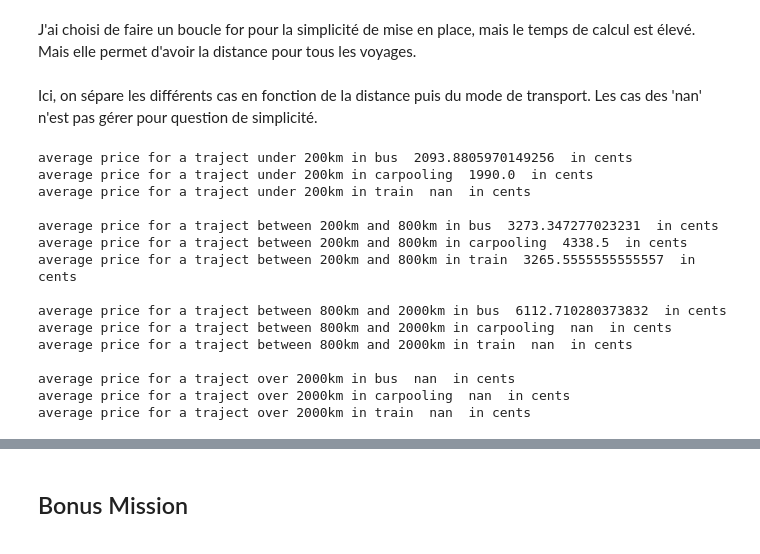
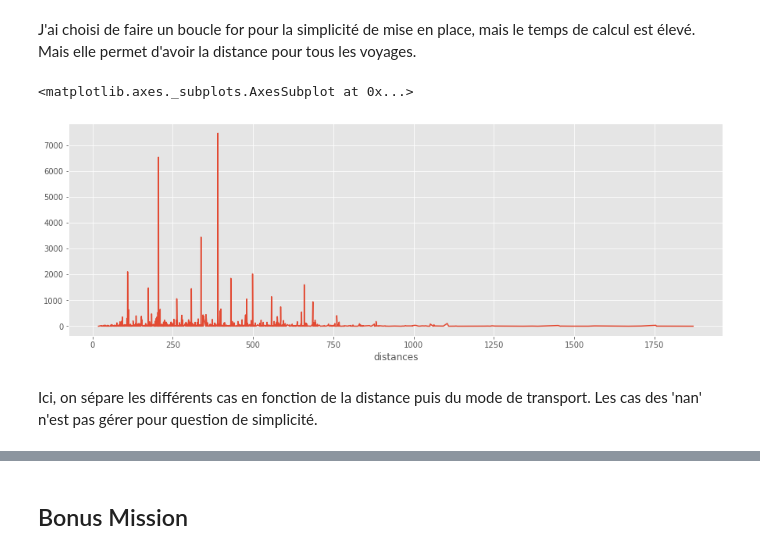
Before and after one commit to HugoGrellier/Tictactrip, a Jupyter notebook: Tictactrip.ipynb, the cells around one changed output, grey strips where cells are left out. Cells and saved outputs as stored; diff of their text form; code cells hidden in the pictures.

```diff
--- a/Tictactrip.ipynb
+++ b/Tictactrip.ipynb
@@ -121,19 +124,24 @@ J'ai choisi de faire un boucle for pour la simplicité de mise en place, mais le
 # %%
 df_ticket_withDistance = df_ticket.copy()
 distances = []
 for index, row in df_ticket.iterrows():
   departure_city = row['o_city']
   arrival_city = row['d_city']
   departure_city_row = df_cities.loc[df_cities['id'] == departure_city]
   arrival_city_row = df_cities.loc[df_cities['id'] == arrival_city]
   lat1 = arrival_city_row['latitude'].values
   lat2 = departure_city_row['latitude'].values
   lon1 = arrival_city_row['longitude'].values
   lon2 = departure_city_row['longitude'].values
   dist = distance(lat1, lon1, lat2, lon2)
   distances.append(dist)
 # fill the dataframe with the distance between cities
 df_ticket_withDistance['distances'] = distances
+#number of ticket by the travel distance
+df_ticket_withDistance.groupby('distances')['distances'].count().plot()
+# %% [output]
+<matplotlib.axes._subplots.AxesSubplot at 0x...>
+[figure, added]
 # %% [markdown]
 Ici, on sépare les différents cas en fonction de la distance puis du mode de transport. Les cas des 'nan' n'est pas gérer pour question de simplicité.
 # %%
@@ -175,36 +194,0 @@ df_ticket_over2000_company_train = df_ticket_over2000_company.loc[df_ticket_over
-# %%
-# print ticket price for traject under 200km
-print('average price for a traject under 200km in bus ',df_ticket_0_200_company_bus.mean()['price_in_cents'],' in cents')
-print('average price for a traject under 200km in carpooling ',df_ticket_0_200_company_carpooling.mean()['price_in_cents'],' in cents')
-print('average price for a traject under 200km in train ',df_ticket_0_200_company_train.mean()['price_in_cents'],' in cents \n')
-
-# print ticket price for traject between 200km and 800km
-print('average price for a traject between 200km and 800km in bus ',df_ticket_200_800_company_bus.mean()['price_in_cents'],' in cents')
-print('average price for a traject between 200km and 800km in carpooling ',df_ticket_200_800_company_carpooling.mean()['price_in_cents'],' in cents')
-print('average price for a traject between 200km and 800km in train ',df_ticket_200_800_company_train.mean()['price_in_cents'],' in cents \n')
-
-# print ticket price for traject between 800km and 2000km
-print('average price for a traject between 800km and 2000km in bus ',df_ticket_800_2000_company_bus.mean()['price_in_cents'],' in cents')
-print('average price for a traject between 800km and 2000km in carpooling ',df_ticket_800_2000_company_carpooling.mean()['price_in_cents'],' in cents')
-print('average price for a traject between 800km and 2000km in train ',df_ticket_800_2000_company_train.mean()['price_in_cents'],' in cents \n')
-
-# print ticket price for traject over 2000km
-print('average price for a traject over 2000km in bus ',df_ticket_over2000_company_bus.mean()['price_in_cents'],' in cents')
-print('average price for a traject over 2000km in carpooling ',df_ticket_over2000_company_carpooling.mean()['price_in_cents'],' in cents')
-print('average price for a traject over 2000km in train ',df_ticket_over2000_company_train.mean()['price_in_cents'],' in cents \n')
-# %% [output]
-average price for a traject under 200km in bus  2093.8805970149256  in cents
-average price for a traject under 200km in carpooling  1990.0  in cents
-average price for a traject under 200km in train  nan  in cents
-
-average price for a traject between 200km and 800km in bus  3273.347277023231  in cents
-average price for a traject between 200km and 800km in carpooling  4338.5  in cents
-average price for a traject between 200km and 800km in train  3265.5555555555557  in cents
-
-average price for a traject between 800km and 2000km in bus  6112.710280373832  in cents
-average price for a traject between 800km and 2000km in carpooling  nan  in cents
-average price for a traject between 800km and 2000km in train  nan  in cents
-
-average price for a traject over 2000km in bus  nan  in cents
-average price for a traject over 2000km in carpooling  nan  in cents
-average price for a traject over 2000km in train  nan  in cents
```
Also changed, not shown: parts of 9 cells of this notebook.
